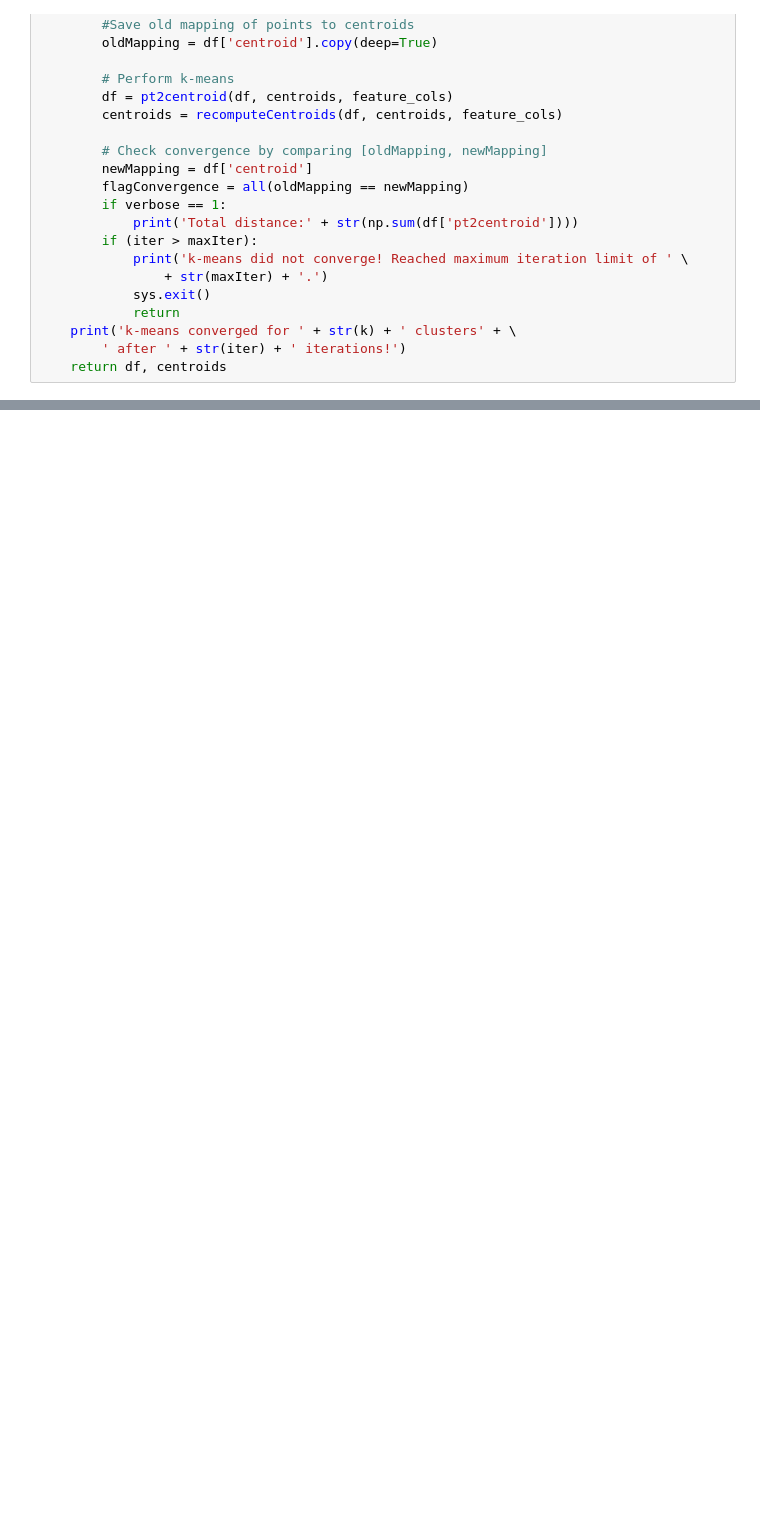
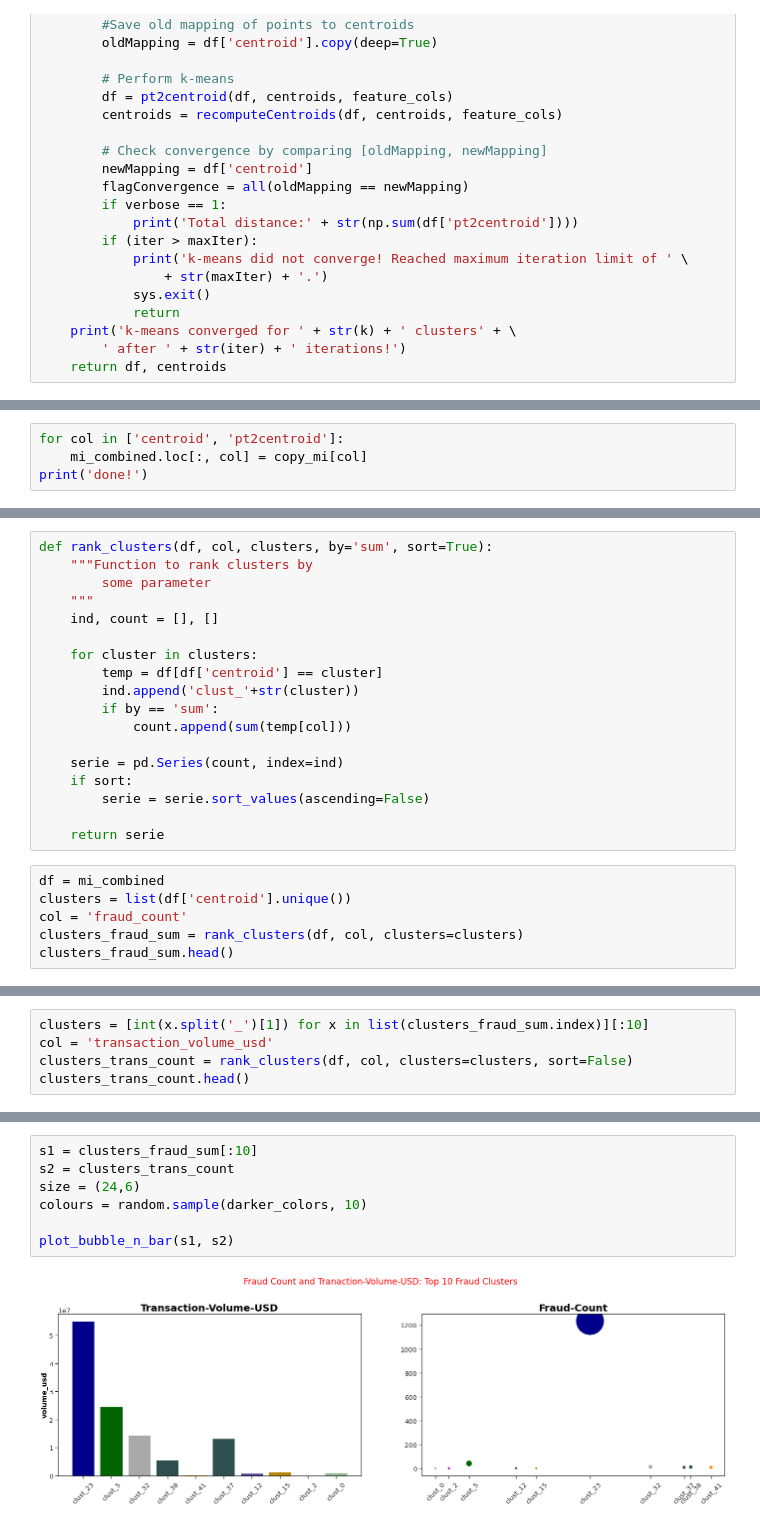
Before and after one commit to Lawrence-Krukrubo/fraud_analyst_assignment, a Jupyter notebook: fraud_analysis.ipynb, the cells around one changed output, grey strips where cells are left out. Cells and saved outputs as stored; diff of their text form; blank space fills up the shorter version.

```diff
--- a/fraud_analysis.ipynb
+++ b/fraud_analysis.ipynb
@@ -1899,0 +2024,4 @@ Data for the first few rows, with 'centroid' and 'pt2centroid' on the extreme ri
+# %%
+for col in ['centroid', 'pt2centroid']:
+    mi_combined.loc[:, col] = copy_mi[col]
+print('done!')
@@ -1899,0 +2052,24 @@ Data for the first few rows, with 'centroid' and 'pt2centroid' on the extreme ri
+# %%
+def rank_clusters(df, col, clusters, by='sum', sort=True):
+    """Function to rank clusters by
+        some parameter
+    """
+    ind, count = [], []
+
+    for cluster in clusters:
+        temp = df[df['centroid'] == cluster]
+        ind.append('clust_'+str(cluster))
+        if by == 'sum':
+            count.append(sum(temp[col]))
+
+    serie = pd.Series(count, index=ind)
+    if sort:
+        serie = serie.sort_values(ascending=False)
+
+    return serie
+# %%
+df = mi_combined
+clusters = list(df['centroid'].unique())
+col = 'fraud_count'
+clusters_fraud_sum = rank_clusters(df, col, clusters=clusters)
+clusters_fraud_sum.head()
@@ -1899,0 +2087,5 @@ Data for the first few rows, with 'centroid' and 'pt2centroid' on the extreme ri
+# %%
+clusters = [int(x.split('_')[1]) for x in list(clusters_fraud_sum.index)][:10]
+col = 'transaction_volume_usd'
+clusters_trans_count = rank_clusters(df, col, clusters=clusters, sort=False)
+clusters_trans_count.head()
@@ -1899,0 +2146,9 @@ Data for the first few rows, with 'centroid' and 'pt2centroid' on the extreme ri
+# %%
+s1 = clusters_fraud_sum[:10]
+s2 = clusters_trans_count
+size = (24,6)
+colours = random.sample(darker_colors, 10)
+
+plot_bubble_n_bar(s1, s2)
+# %% [output]
+[figure, added]
```
Also changed, not shown: parts of 56 cells of this notebook.
